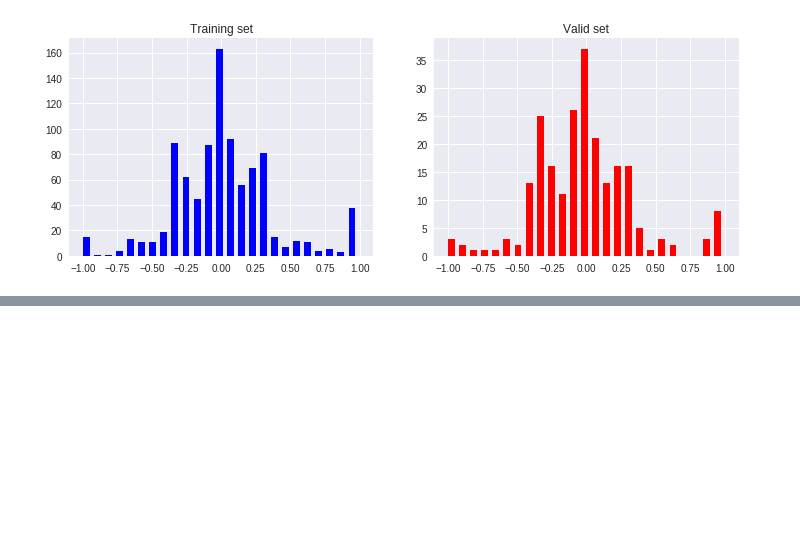
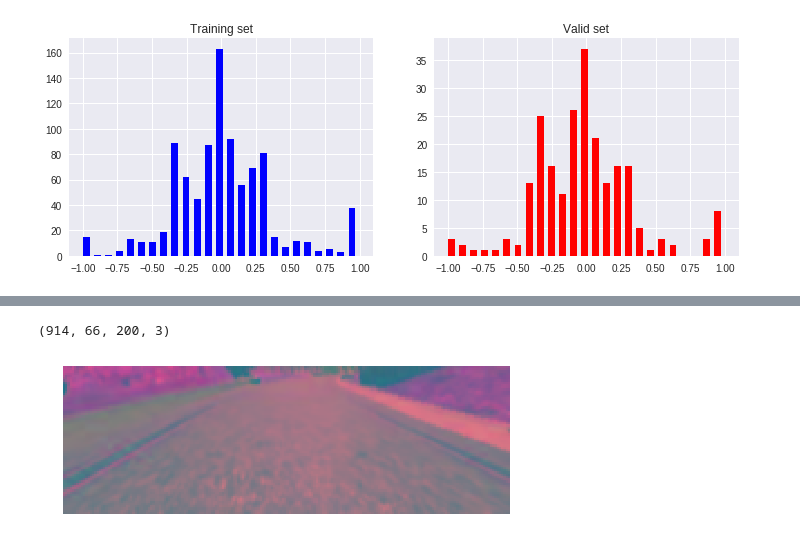
Before and after one commit to afozbek/dnn-autonomous-car, a Jupyter notebook: 3-Building-Car-Model/Behavioural_Cloning.ipynb, the cells around one changed output, grey strips where cells are left out. Drawn from its saved outputs; the diff is of its cells as text; code cells hidden in the pictures; blank space fills up the shorter version.

```diff
--- a/3-Building-Car-Model/Behavioural_Cloning.ipynb
+++ b/3-Building-Car-Model/Behavioural_Cloning.ipynb
@@ -137,0 +162,12 @@ Text(0.5, 1.0, 'Valid set')
+# %%
+#Make an iterator that computes the function
+#using arguments from each of the iterables.
+X_train = np.array(list(map(img_preprocess, X_train))) #Each image in X_traing goes as parameter
+X_valid = np.array(list(map(img_preprocess, X_valid))) #Each image in X_traing goes as parameter
+# %%
+plt.imshow(X_train[random.randint(0, len(X_train) - 1)])
+plt.axis("off")
+print(X_train.shape)
+# %% [output]
+(914, 66, 200, 3)
+[figure, added]
```
Also changed, not shown: parts of 3 cells of this notebook, 1 other file.
